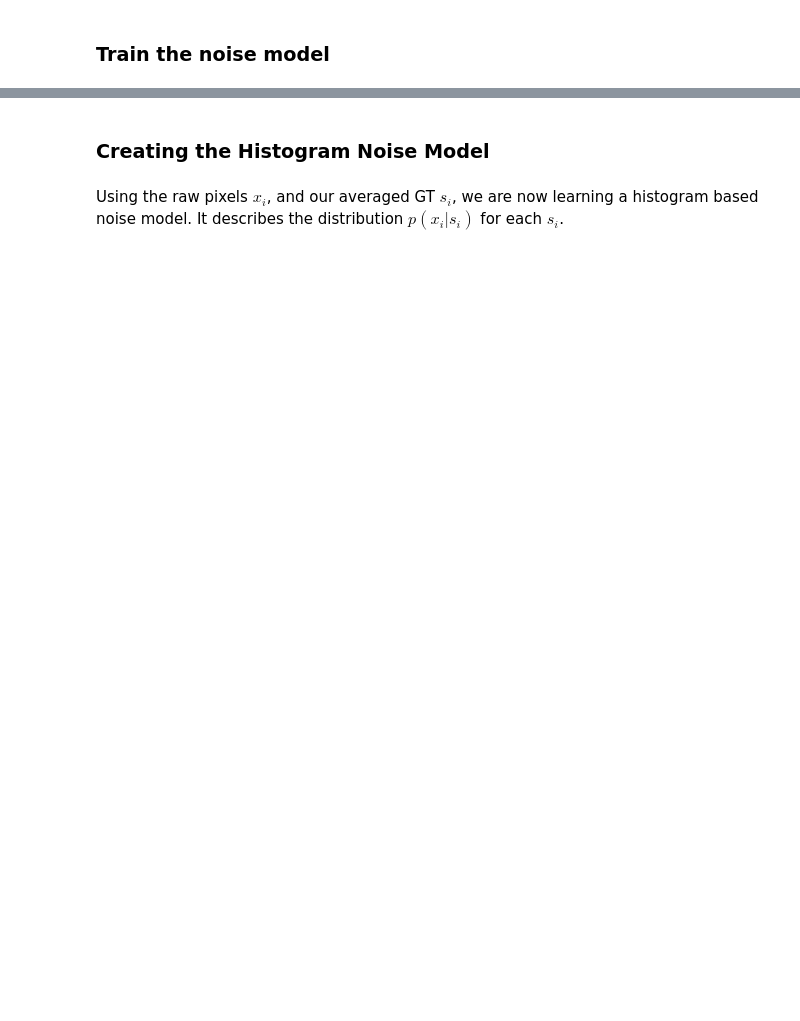
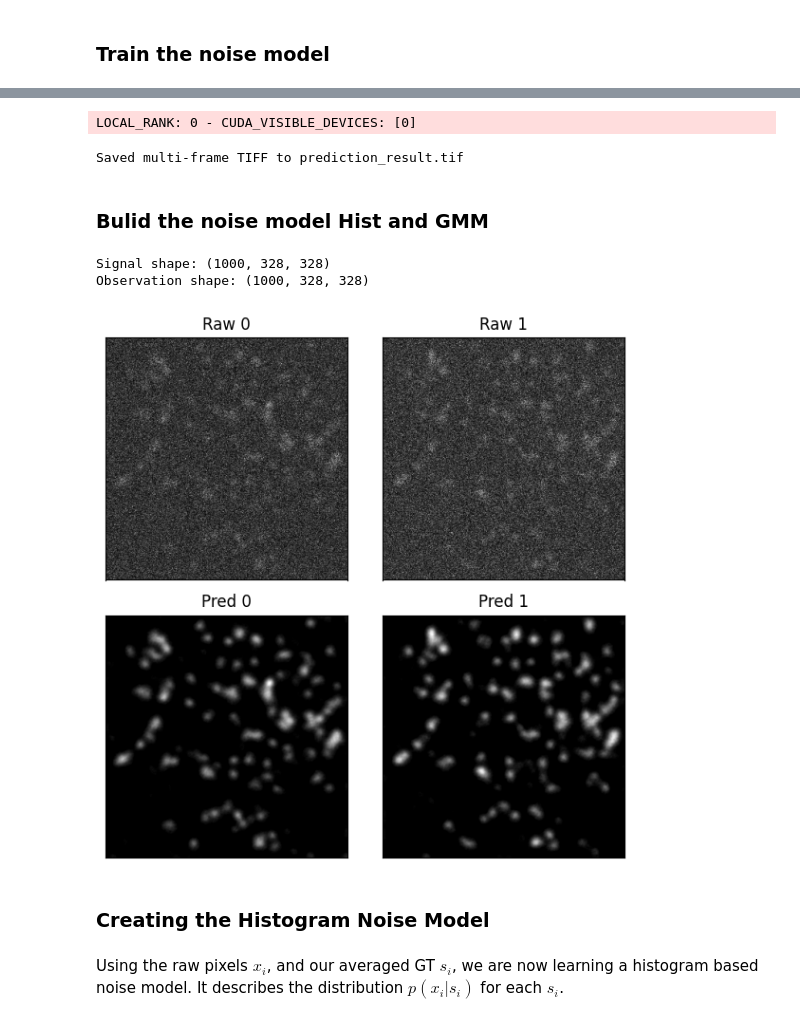
Before and after one commit to LesterQF/DivNoising, a Jupyter notebook: examples/Mouse_nuclei/0b-CreateNoiseModel (With Bootstrapping).ipynb, the cells around one changed output, grey strips where cells are left out. Drawn from its saved outputs; the diff is of its cells as text; code cells hidden in the pictures; blank space fills up the shorter version.

Commit message:
get the results of SDTrans denoising outcome

```diff
--- a/examples/Mouse_nuclei/0b-CreateNoiseModel (With Bootstrapping).ipynb
+++ b/examples/Mouse_nuclei/0b-CreateNoiseModel (With Bootstrapping).ipynb
@@ -142,2 +160,17 @@
+# %%
+from tifffile import imwrite
+prediction = careamist.predict(source=train_data)
+
+output_path = "prediction_result.tif"
+
+imwrite("prediction_result.tif", prediction)
+
+
+print(f"Saved multi-frame TIFF to {output_path}")
+# %% [output]
+LOCAL_RANK: 0 - CUDA_VISIBLE_DEVICES: [0]
+Saved multi-frame TIFF to prediction_result.tif
+# %% [markdown]
+### Bulid the noise model Hist and GMM
 # %%
 path = './data/Mouse_skull_nuclei/'
@@ -161,3 +183,48 @@ plt.show()
+# %%
+# Let's look the raw data and our pseudo ground truth signal
+import numpy as np
+import matplotlib.pyplot as plt
+import tifffile as tiff
+
+# read the prediction
+signal = np.squeeze(tiff.imread("prediction_result.tif"))  # → (N,H,W)
+print("Signal shape:", signal.shape)
+
+#observation transfer to numpy and squeeze
+try:
+    observation_np = observation.cpu().numpy()
+except:
+    observation_np = observation
+
+observation_np = np.squeeze(observation_np)
+print("Observation shape:", observation_np.shape)
+
+# indices
+indices = [0, 1]
+
+# Figure the plot
+fig, ax = plt.subplots(2, 2, figsize=(6, 6))
+
+for i, idx in enumerate(indices):
+
+    # Raw image
+    ax[0, i].imshow(observation_np[idx], cmap="gray")
+    ax[0, i].set_title(f"Raw {idx}")
+    ax[0, i].set_xticks([])
+    ax[0, i].set_yticks([])
+
+    # Prediction (pseudo ground truth)
+    ax[1, i].imshow(signal[idx], cmap="gray")
+    ax[1, i].set_title(f"Pred {idx}")
+    ax[1, i].set_xticks([])
+    ax[1, i].set_yticks([])
+
+plt.tight_layout()
+plt.show()
+# %% [output]
+Signal shape: (1000, 328, 328)
+Observation shape: (1000, 328, 328)
+[figure, added]
 # %% [markdown]
 ### Creating the Histogram Noise Model
 # %% [markdown]
```
Also changed, not shown: parts of 19 cells of this notebook, 7 other files.
